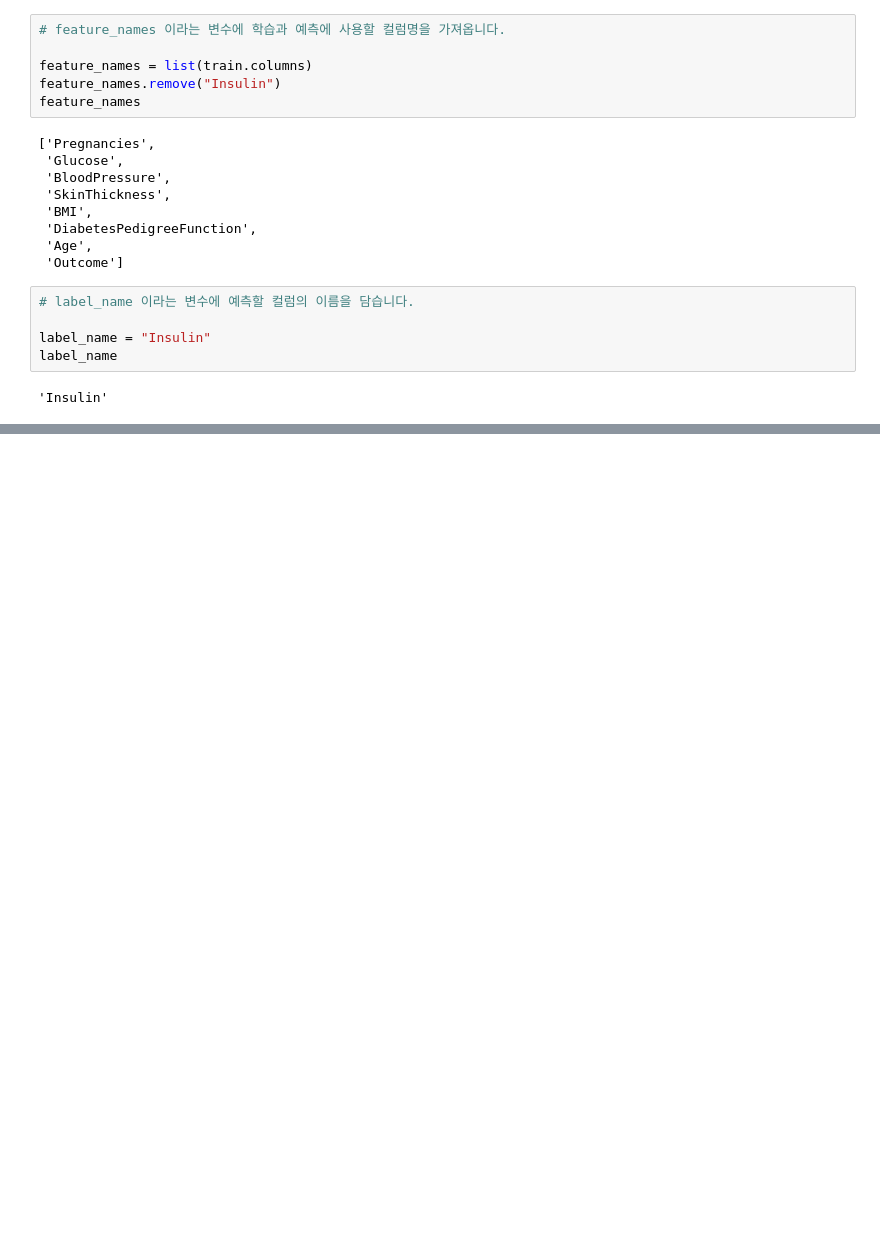
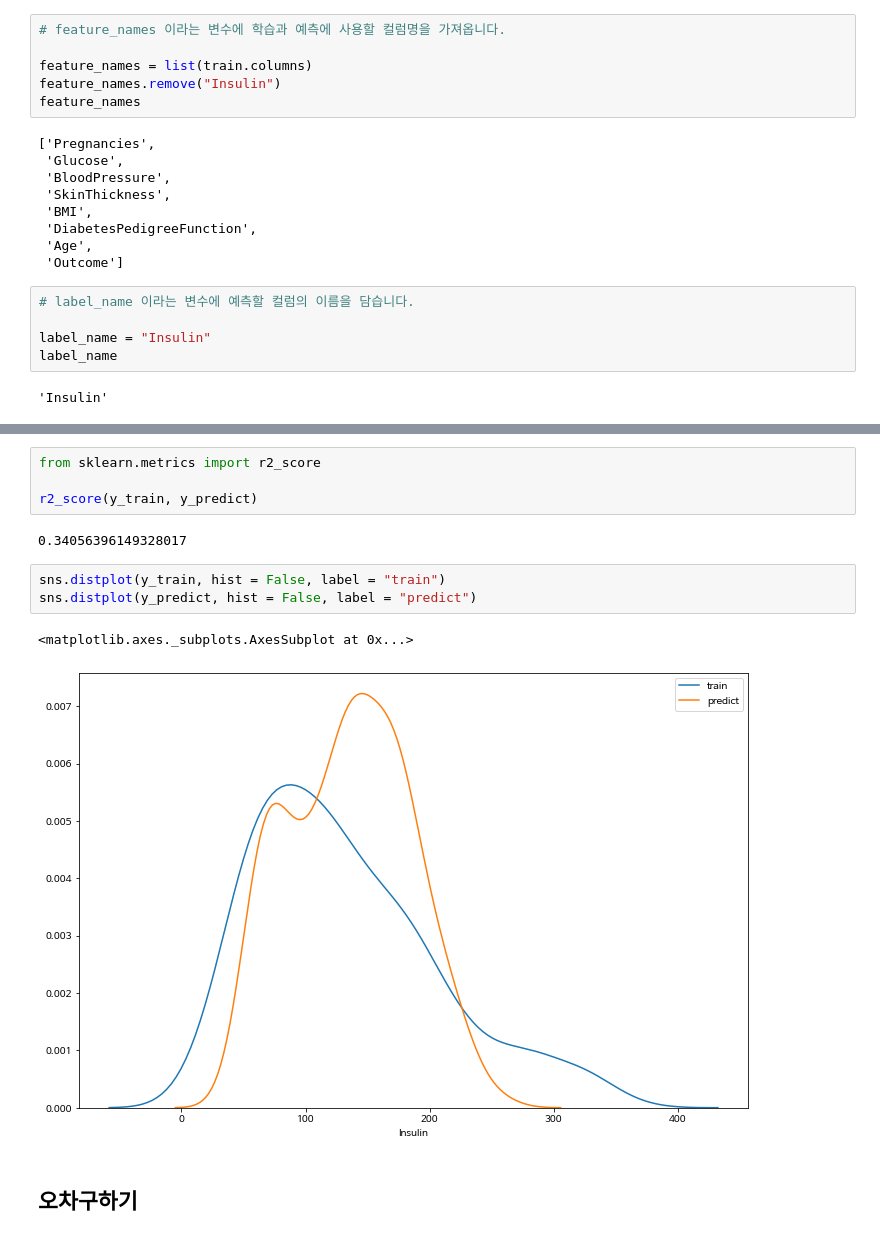
Before and after one commit to kim-bo-saeng/Practice_N_Learning, a Jupyter notebook: Diabetes_data_reg.ipynb, the cells around one changed output, grey strips where cells are left out. Saved outputs shown, nothing was run; the diff lists cells and outputs as text; blank space fills up the shorter version.

```diff
--- a/Diabetes_data_reg.ipynb
+++ b/Diabetes_data_reg.ipynb
@@ -65,0 +381,14 @@ X_train.shape
+# %%
+from sklearn.metrics import r2_score
+
+r2_score(y_train, y_predict)
+# %% [output]
+0.34056396149328017
+# %%
+sns.distplot(y_train, hist = False, label = "train")
+sns.distplot(y_predict, hist = False, label = "predict")
+# %% [output]
+<matplotlib.axes._subplots.AxesSubplot at 0x...>
+[figure, added]
+# %% [markdown]
+## 오차구하기
```
Also changed, not shown: parts of 38 cells of this notebook.
